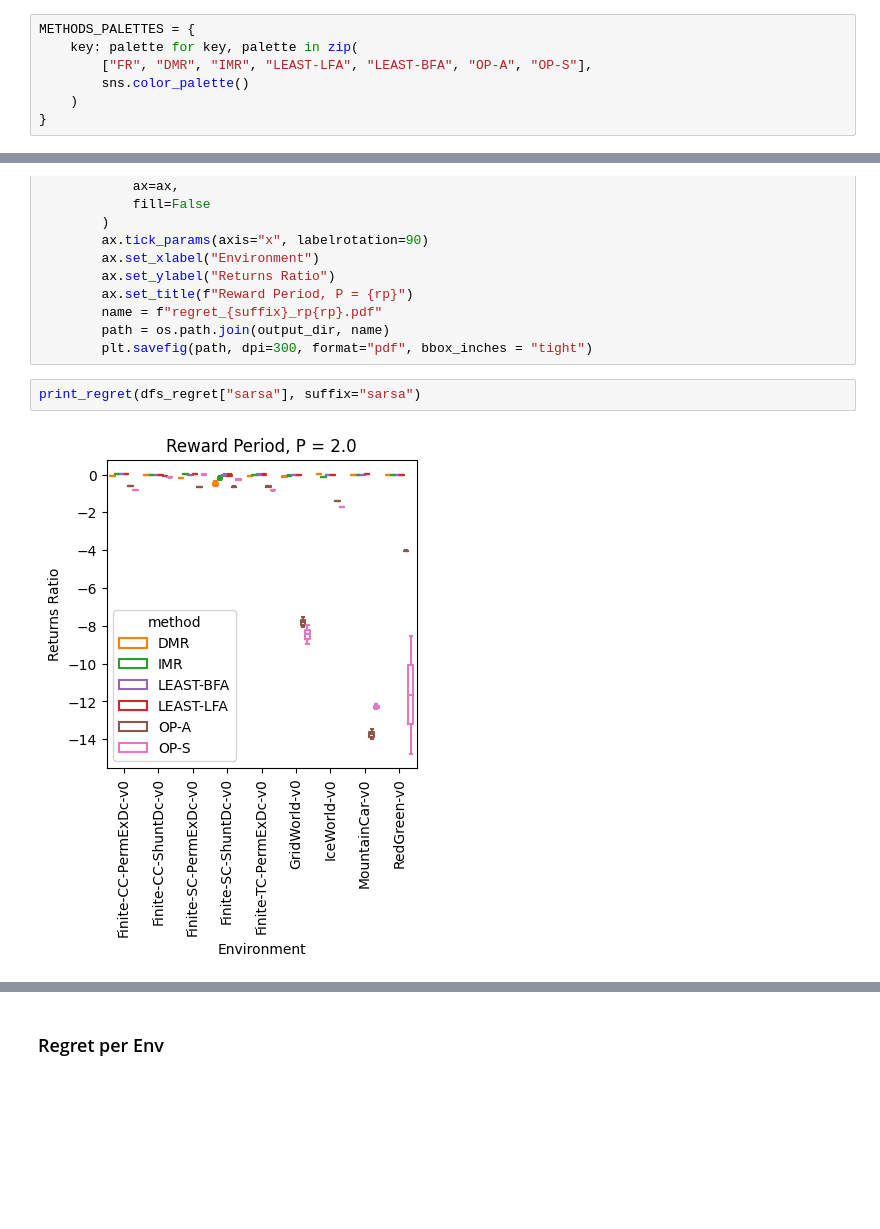
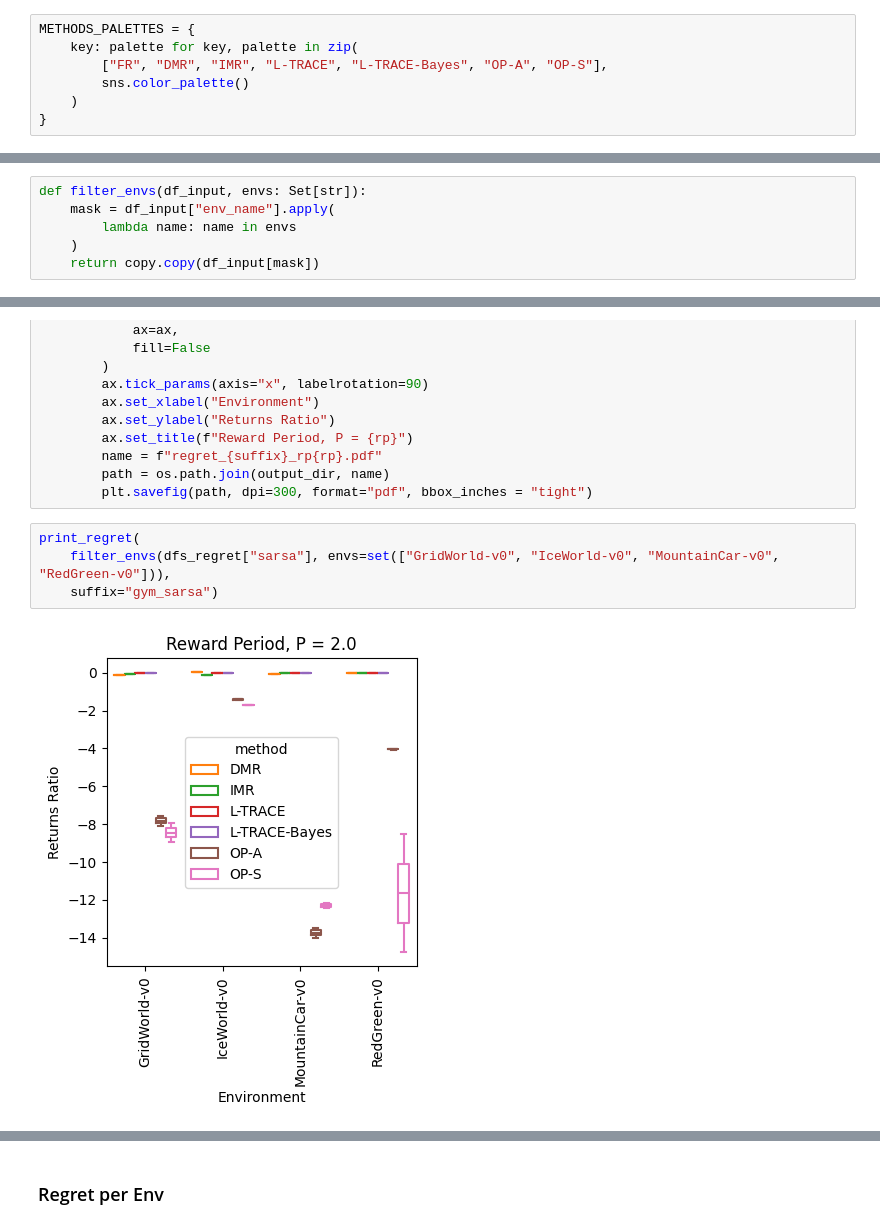
Before and after one commit to guidj/drmdp-fnapprox, a Jupyter notebook: notebooks/control_exps/x02-results-rel-regret.ipynb, the cells around one changed output, grey strips where cells are left out. Saved outputs shown, nothing was run; the diff lists cells and outputs as text; blank space fills up the shorter version.

```diff
--- a/notebooks/control_exps/x02-results-rel-regret.ipynb
+++ b/notebooks/control_exps/x02-results-rel-regret.ipynb
@@ -205,7 +206,7 @@ def calculate_regret_over_configurations(
 # %%
 METHODS_PALETTES = {
     key: palette for key, palette in zip(
-        ["FR", "DMR", "IMR", "LEAST-LFA", "LEAST-BFA", "OP-A", "OP-S"],
+        ["FR", "DMR", "IMR", "L-TRACE", "L-TRACE-Bayes", "OP-A", "OP-S"],
         sns.color_palette()
     )
 }
@@ -316,6 +317,12 @@ delay_type          object
 delay_mu           float64
 relative_regret    float64
 dtype: object
+# %%
+def filter_envs(df_input, envs: Set[str]):
+    mask = df_input["env_name"].apply(
+        lambda name: name in envs
+    )
+    return copy.copy(df_input[mask])
 # %%
 plot_regret(dfs_regret["sarsa"], suffix="sarsa")
 # %% [output]
@@ -351,6 +373,8 @@ def print_regret(df_data, suffix = None, method_filter_fn=lambda met: True, outp
         path = os.path.join(output_dir, name)
         plt.savefig(path, dpi=300, format="pdf", bbox_inches = "tight")
 # %%
-print_regret(dfs_regret["sarsa"], suffix="sarsa")
+print_regret(
+    filter_envs(dfs_regret["sarsa"], envs=set(["GridWorld-v0", "IceWorld-v0", "MountainCar-v0", "RedGreen-v0"])),
+    suffix="gym_sarsa")
 # %% [output]
-[figure, old version]
+[figure, new version]
```
Also changed, not shown: parts of 11 cells of this notebook, 4 other files.
